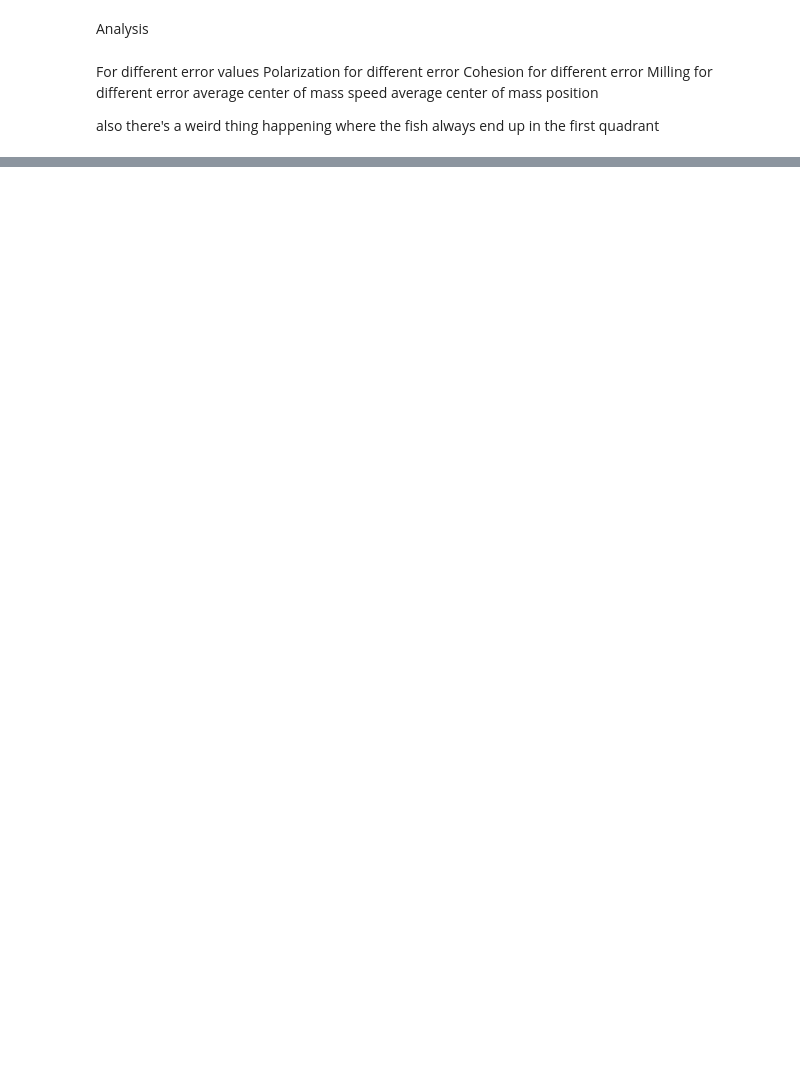
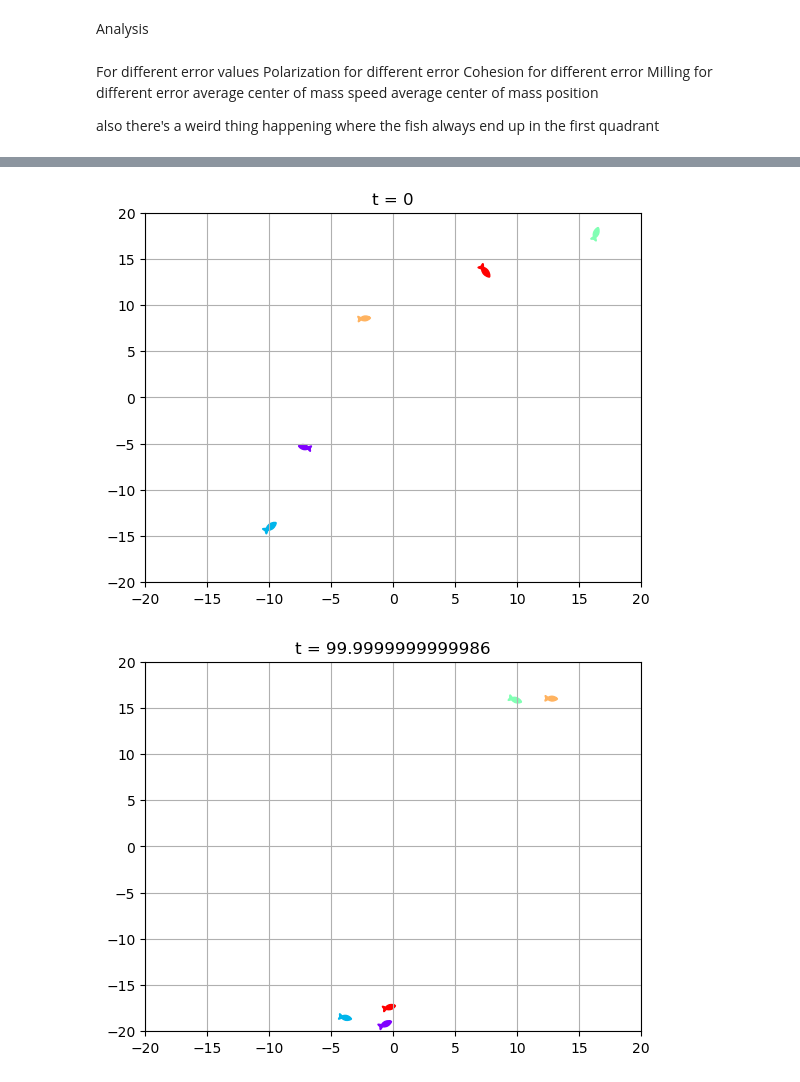
Before and after one commit to Bobomoto/PHYS250-Final-Project, a Jupyter notebook: Finalproject.ipynb, the cells around one changed output, grey strips where cells are left out. Drawn from its saved outputs; the diff is of its cells as text; code cells hidden in the pictures; blank space fills up the shorter version.

```diff
--- a/Finalproject.ipynb
+++ b/Finalproject.ipynb
@@ -509,0 +510,48 @@ Perform analysis for numfish = 5, 10, 20
+# %%
+N = [5,10,50,100]
+
+numiterations = 1000
+poolrange = 40 #poolrange/2 is the length of each side
+initcoordmax = 20 #essentially initial density
+numfish = 5
+inittime = 0
+
+#data arrays
+positionarray = []
+speedarray = []
+cmpositionarray = []
+cmvelocityarray = []
+Parray = []
+Carray = []
+Marray = []
+
+pos, motorientations, motspeeds, motvelocity = initialize(numfish, initcoordmax)
+#initial plot
+plot(pos, motorientations, viewrange = (-poolrange/2,poolrange/2), title = 't = 0')
+
+#run the function numiteration times and keep track of positions
+for i in np.arange(numiterations):
+    pos, motorientations, motspeeds, motvelocity, inittime = updatefish(pos, motorientations, motspeeds, motvelocity, time = inittime, arenarange = poolrange)
+
+    speedarray.append(copy.deepcopy(motspeeds))
+    positionarray.append(copy.deepcopy(pos))
+
+    cmposition = findCM(pos)
+    cmpositionarray.append(copy.deepcopy(cmposition))
+
+    cmvelocity = findVCM(motvelocity)
+    cmvelocityarray.append(copy.deepcopy(cmvelocity))
+
+    Polarization = findP(motorientations)
+    Parray.append(copy.deepcopy(Polarization))
+
+    Cohesion = findCohesion(pos)
+    Carray.append(copy.deepcopy(Cohesion))
+
+    Milling = findMilling(pos, motorientations)
+    Marray.append(copy.deepcopy(Milling))
+
+plot(pos, motorientations, viewrange = (-poolrange/2,poolrange/2), title = f't = {inittime}')
+# %% [output]
+[figure, added]
+[figure, added]
```
Also changed, not shown: parts of 10 cells of this notebook.
